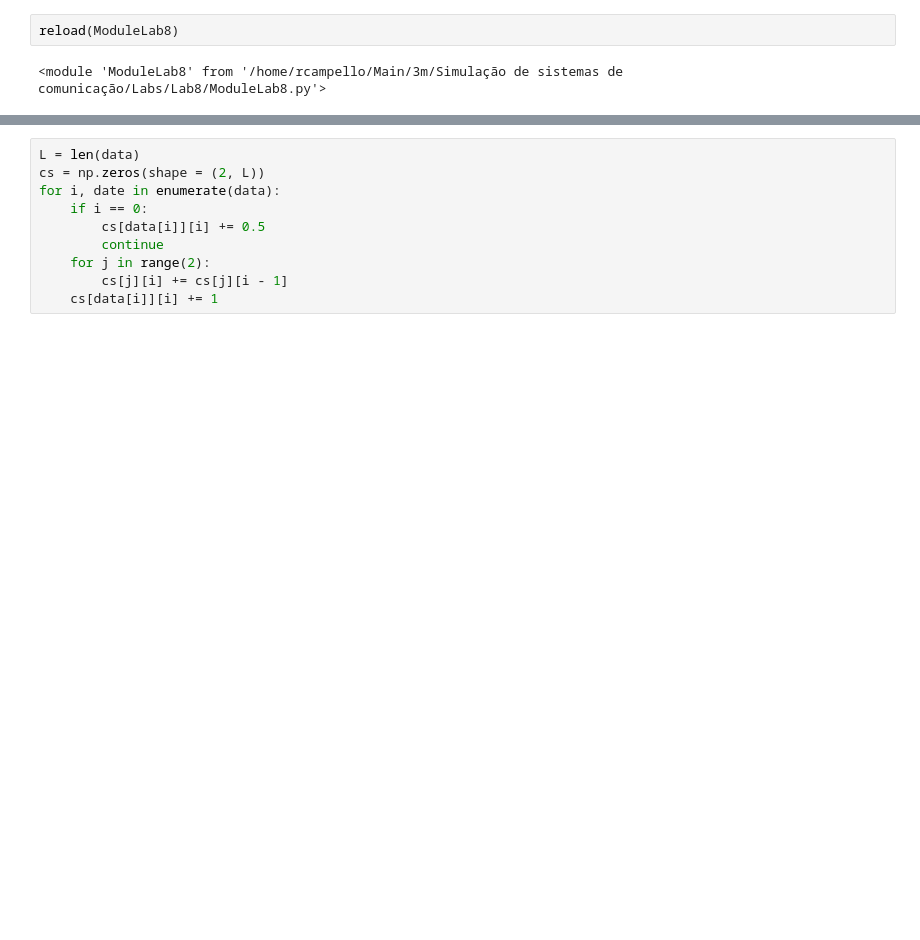
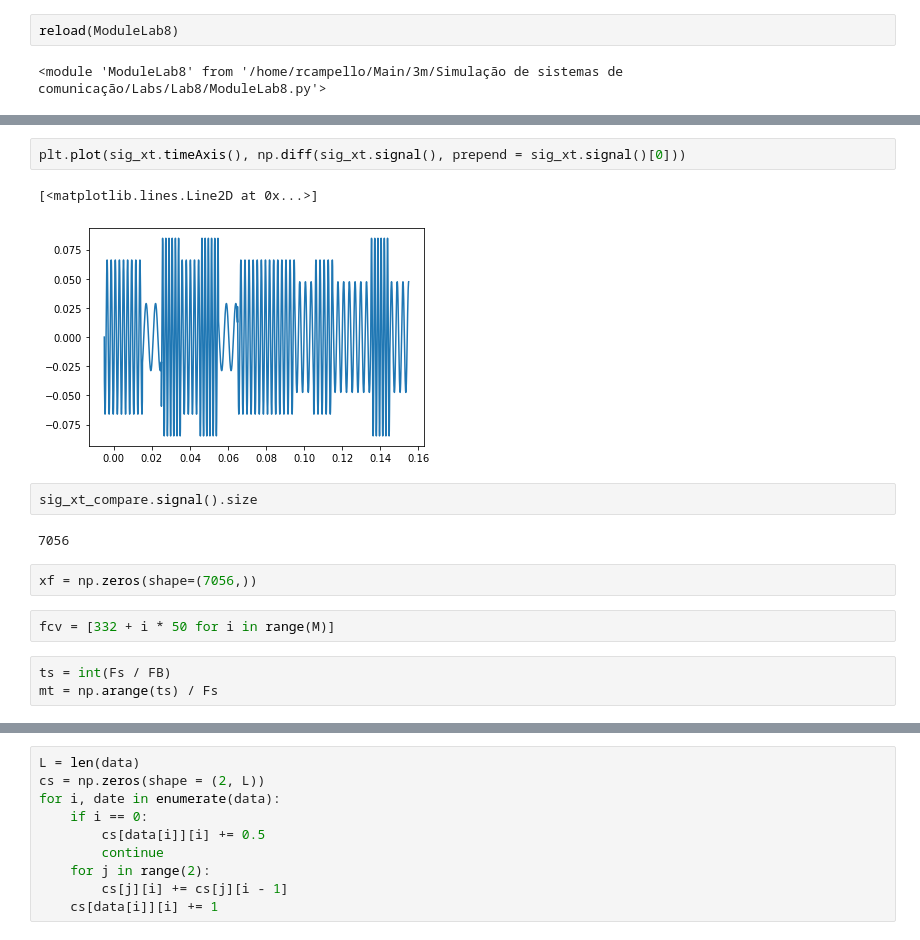
Before and after one commit to rafaelmcam/PeterMathysCommunicationsLab, a Jupyter notebook: Lab8/Lab8.ipynb, the cells around one changed output, grey strips where cells are left out. Saved outputs shown, nothing was run; the diff lists cells and outputs as text; blank space fills up the shorter version.

```diff
--- a/Lab8/Lab8.ipynb
+++ b/Lab8/Lab8.ipynb
@@ -922,0 +945,16 @@ f1, f2 = 332, 723
+# %%
+plt.plot(sig_xt.timeAxis(), np.diff(sig_xt.signal(), prepend = sig_xt.signal()[0]))
+# %% [output]
+[<matplotlib.lines.Line2D at 0x...>]
+[figure, added]
+# %%
+sig_xt_compare.signal().size
+# %% [output]
+7056
+# %%
+xf = np.zeros(shape=(7056,))
+# %%
+fcv = [332 + i * 50 for i in range(M)]
+# %%
+ts = int(Fs / FB)
+mt = np.arange(ts) / Fs
```
Also changed, not shown: parts of 52 cells of this notebook, 2 other files.
